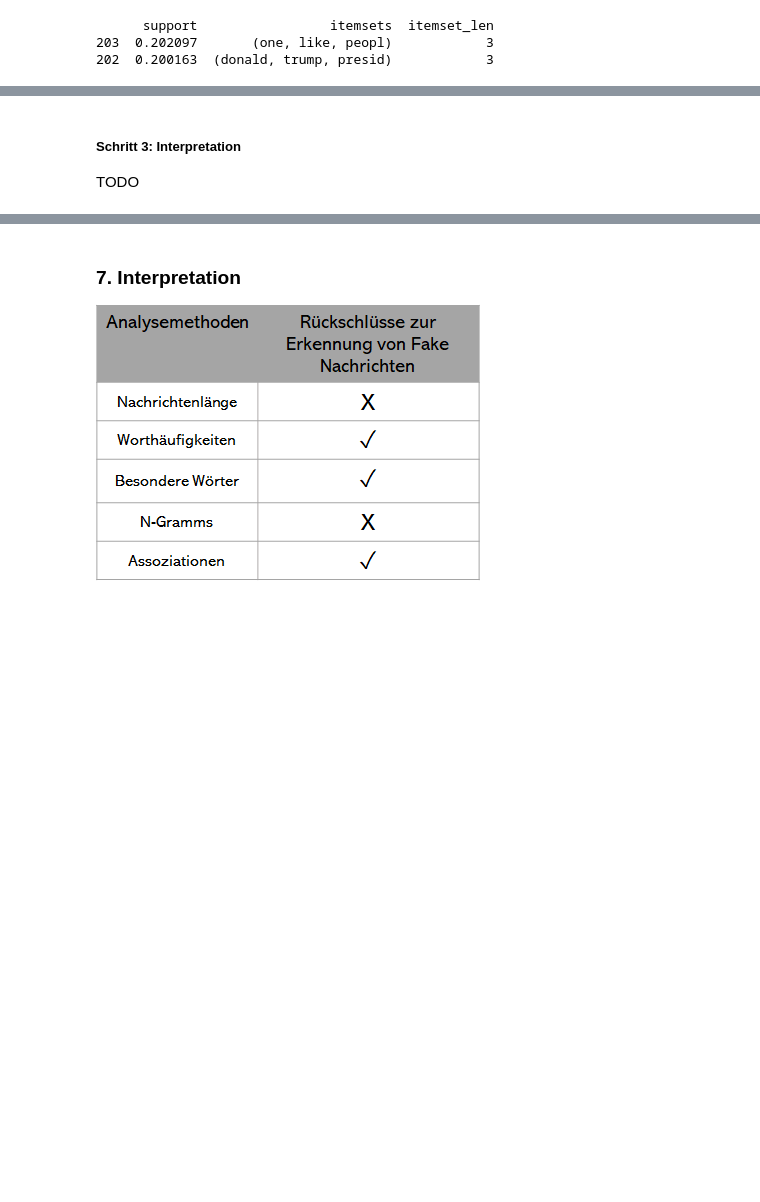
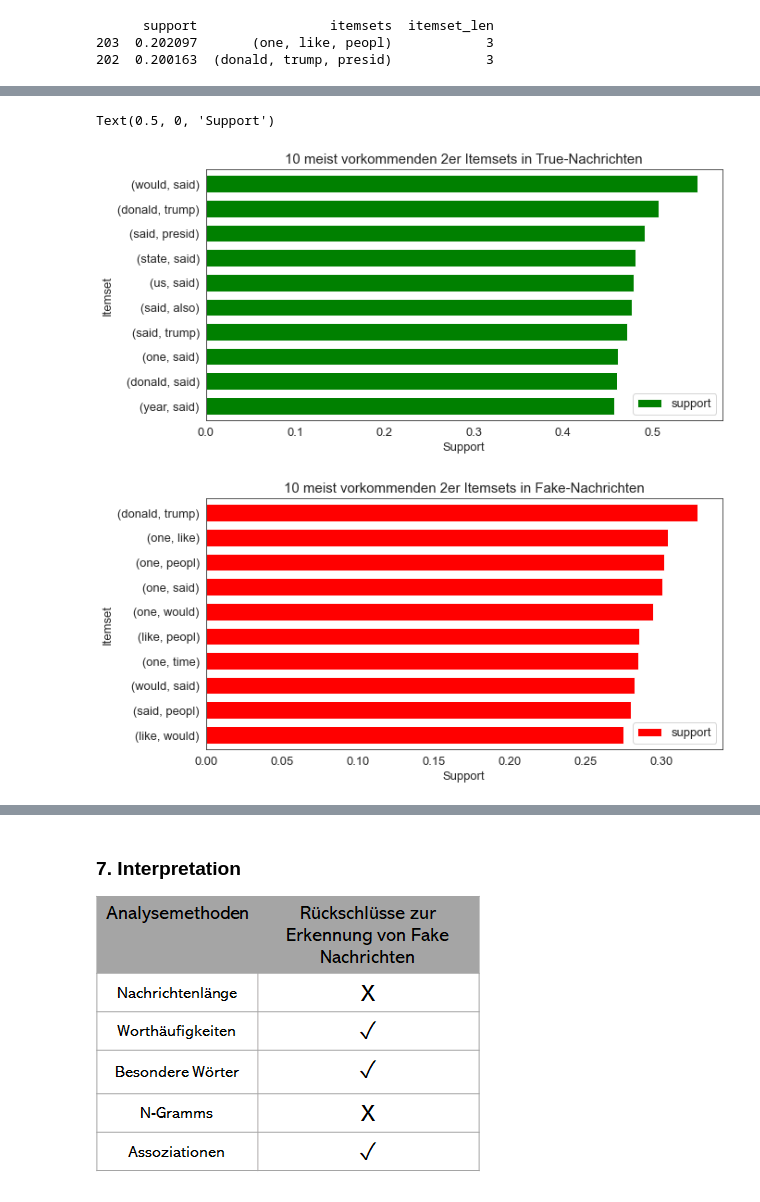
Before and after one commit to BotanB/Python_for_DS_FakeNewsDetection, a Jupyter notebook: Notebooks/Finale_Abgabe.ipynb, the cells around one changed output, grey strips where cells are left out. Drawn from its saved outputs; the diff is of its cells as text; code cells hidden in the pictures; blank space fills up the shorter version.

Commit message:
Update Finale_Abgabe
AssociationRule
Analyse
Visu

```diff
--- a/Notebooks/Finale_Abgabe.ipynb
+++ b/Notebooks/Finale_Abgabe.ipynb
@@ -1763,30 +1762,0 @@ TODO
-# %%
-plt.figure(figsize=(30,20))
-sns.set_style('white')
-
-plt.subplot(2,2,1)
-association_item2.plot.barh('itemsets', 'support',color='black', width=.7, figsize=(14, 10))
-plt.title('dd')
-plt.ylabel('Itemset')
-plt.xlabel('Support')
-
-plt.subplot(2,2,3)
-association_item_2_false.plot.barh('itemsets', 'support',color='green', width=.7, figsize=(14, 10))
-plt.title('dd')
-plt.ylabel('Itemset')
-plt.xlabel('Support')
-# %%
-plt.figure(figsize=(30,20))
-sns.set_style('white')
-
-plt.subplot(2,2,1)
-association_item2.plot.barh('itemsets', 'support',color='black', width=.7, figsize=(14, 10))
-plt.title('dd')
-plt.ylabel('Itemset')
-plt.xlabel('Support')
-
-plt.subplot(2,2,3)
-association_item_2_false.plot.barh('itemsets', 'support',color='green', width=.7, figsize=(14, 10))
-plt.title('dd')
-plt.ylabel('Itemset')
-plt.xlabel('Support')
@@ -1798,3 +1763,16 @@ Text(0.5, 0, 'Support')
-# %% [markdown]
-##### Schritt 3: Interpretation
-TODO
+# %%
+plt.rcParams['font.size'] = '13'
+
+association_item2.sort_values(by="support").plot.barh('itemsets','support',color='green',width=.7, figsize=(10, 5))
+plt.title('10 meist vorkommenden 2er Itemsets in True-Nachrichten',size=(15))
+plt.ylabel('Itemset')
+plt.xlabel('Support')
+
+association_item_2_false.sort_values(by="support").plot.barh('itemsets','support',color='red',width=.7, figsize=(10, 5))
+plt.title('10 meist vorkommenden 2er Itemsets in Fake-Nachrichten',size=(15))
+plt.ylabel('Itemset')
+plt.xlabel('Support')
+# %% [output]
+Text(0.5, 0, 'Support')
+[figure, added]
+[figure, added]
```
Also changed, not shown: parts of 10 cells of this notebook.
